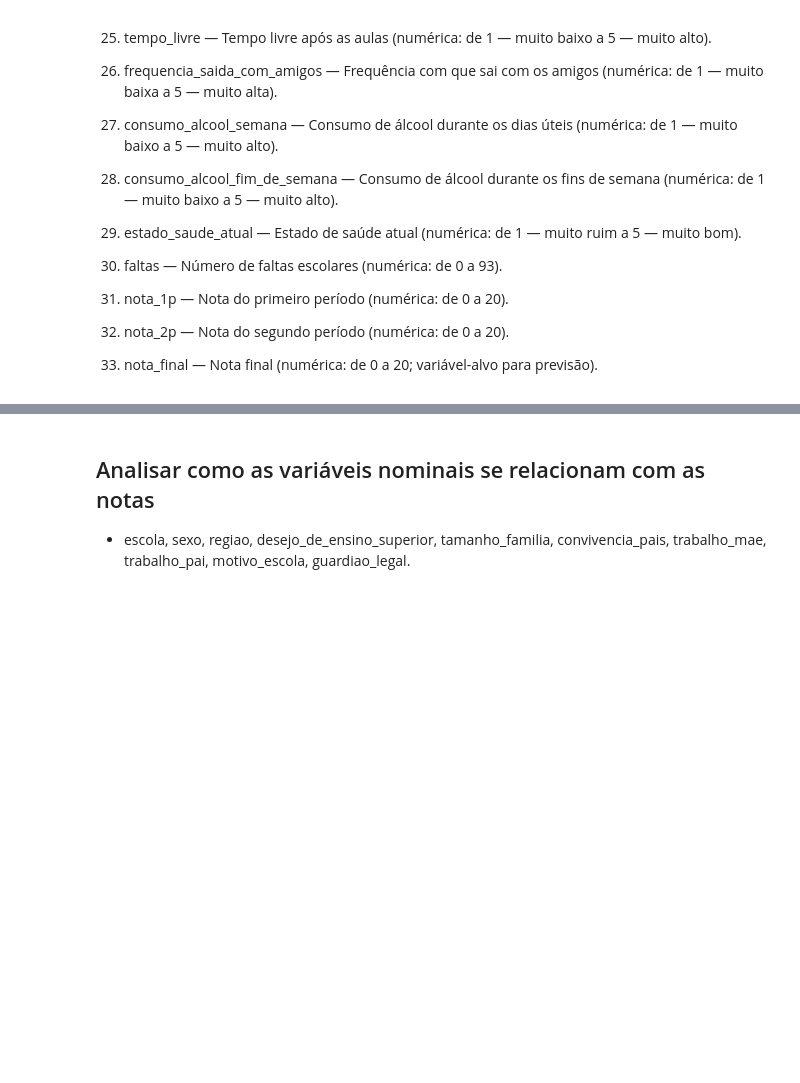
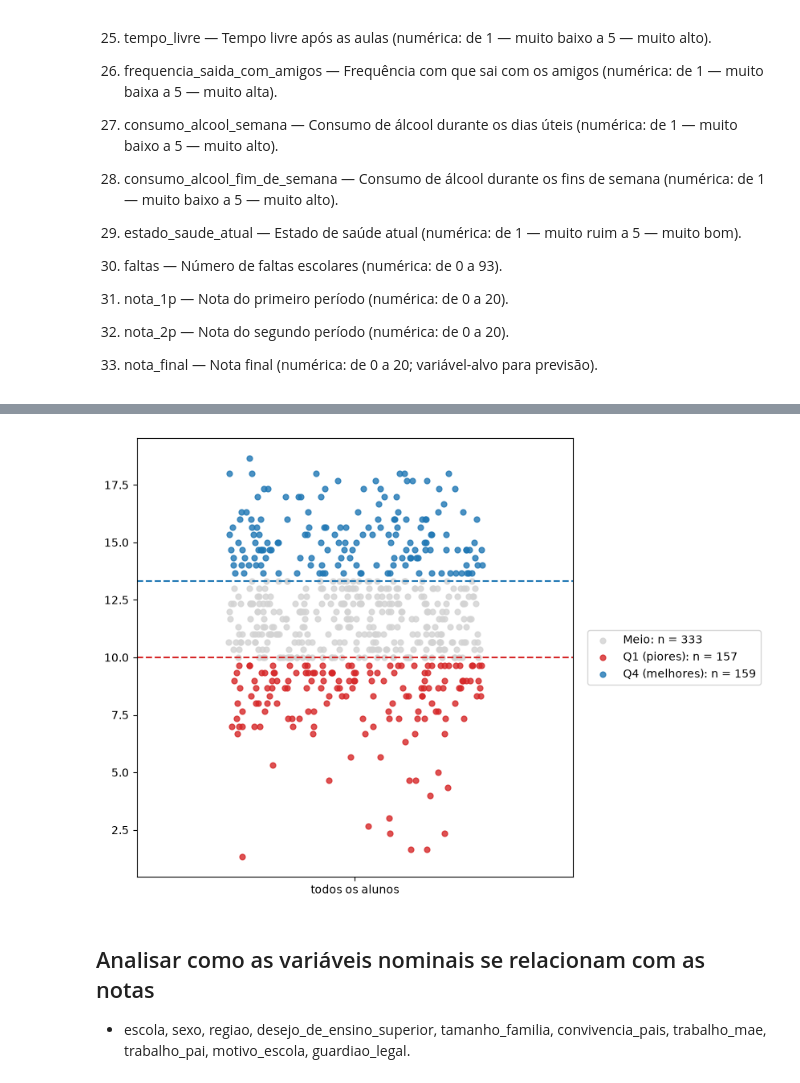
Before and after one commit to julialm-s/EDADatasetStudentAlcoholConsumption, a Jupyter notebook: port.ipynb, the cells around one changed output, grey strips where cells are left out. Saved outputs shown, nothing was run; the diff lists cells and outputs as text; code cells hidden in the pictures; blank space fills up the shorter version.

```diff
--- a/port.ipynb
+++ b/port.ipynb
@@ -119,3 +148,42 @@ df_port = df_port.rename(columns={
+# %%
+def grafico_dispersao_quartis(df, col_nota, largura=0.35):
+    if col_nota not in df.columns:
+        print("ATENÇÃO - esta coluna não existe no seu DataFrame:", col_nota)
+        print("Colunas disponíveis:", list(df.columns))
+        return
+
+    # 1) cortes GERAIS (todos os alunos juntos)
+    q1, q3 = df[col_nota].quantile([0.25, 0.75])
+    grupo = np.select([df[col_nota] < q1, df[col_nota] > q3], ["Q1", "Q4"], default="meio")
+
+    # 2) posição horizontal: sorteio fixo só para espalhar os pontos para os lados
+    rng = np.random.default_rng(42)
+    x = rng.uniform(-largura, largura, len(df))
+
+    # 3) pontos: cinza (meio) primeiro, para ficarem atrás dos coloridos
+    fig, ax = plt.subplots(figsize=(8.5, 6))
+    estilos = [("meio", "lightgray", "Meio"), ("Q1", "tab:red", "Q1 (piores)"),
+               ("Q4", "tab:blue", "Q4 (melhores)")]
+    for g, cor, nome in estilos:
+        m = grupo == g
+        ax.scatter(x[m], df.loc[m, col_nota], s=24, color=cor, alpha=0.8,
+                   label=f"{nome}: n = {m.sum()}")
+
+    # 4) linhas dos limites
+    ax.axhline(q1, color="tab:red", linestyle="--", linewidth=1.5)
+    ax.axhline(q3, color="tab:blue", linestyle="--", linewidth=1.5)
+    caixa = dict(facecolor="white", alpha=0.9, edgecolor="none", pad=1.5)
+
+    ax.set_xlim(-0.6, 0.6)
+    ax.set_xticks([0])
+    ax.set_xticklabels([f"todos os alunos"])
+    ax.legend(loc="center left", bbox_to_anchor=(1.02, 0.5), fontsize=10)   # legenda fora do gráfico
+    plt.tight_layout()
+    plt.show()
+# %%
+grafico_dispersao_quartis(df_port, "media_notas")
+# %% [output]
+[figure, added]
 # %% [markdown]
 ## Analisar como as variáveis nominais se relacionam com as notas
 - escola, sexo, regiao, desejo_de_ensino_superior, tamanho_familia, convivencia_pais, trabalho_mae, trabalho_pai, motivo_escola, guardiao_legal.
```
Also changed, not shown: parts of 10 cells of this notebook.
